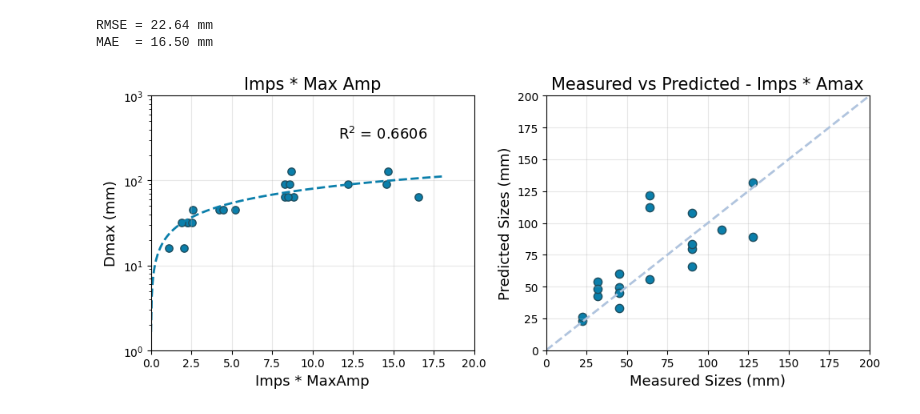
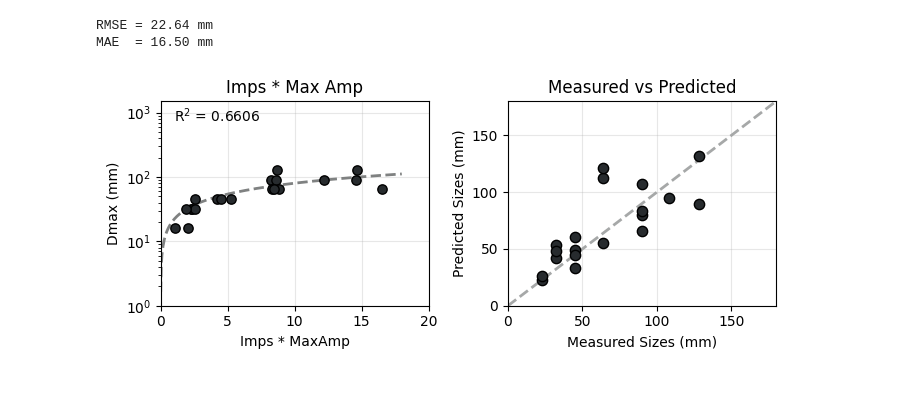
Before and after one commit to nicole-hucke/tauc_plots, a Jupyter notebook: figure2/figure2.ipynb, the cells around one changed output. Drawn from its saved outputs; the diff is of its cells as text; code cells hidden in the pictures; blank space fills up the shorter version.

Commit message:
figure 2 prelim for draft 1

```diff
--- a/figure2/figure2.ipynb
+++ b/figure2/figure2.ipynb
@@ -46,35 +46,36 @@ print(f'MAE  = {mae:.2f} mm')
 RMSE = 22.64 mm
 MAE  = 16.50 mm
 # %%
-fig, axes = plt.subplots(1, 2, figsize=(10, 4.2))
-
+fig, axes = plt.subplots(1, 2, figsize=(7, 3))
+# plot the grid behind the data points
 # calibration curve
 ax = axes[0]
-ax.scatter(cal_impmax, cal_size, s=45, color='#0b7fab', edgecolor='#1f4e5f')
+ax.scatter(cal_impmax, cal_size, s=45, color="#272B2E", edgecolor="#000000", zorder=3)
 x_line = np.linspace(0.01, 18, 400)
 y_line = power_law(x_line, A, b)
-ax.plot(x_line, y_line, linestyle='--', linewidth=2, color='#0b7fab') # fitted curve
+ax.plot(x_line, y_line, linestyle='--', linewidth=2, color="#7f8181") # fitted curve
 ax.set_yscale('log')
 ax.set_xlim(0, 20)
-ax.set_ylim(1, 1000)
-ax.set_xlabel('Imps * MaxAmp', fontsize=13)
-ax.set_ylabel('Dmax (mm)', fontsize=13)
-ax.set_title('Imps * Max Amp', fontsize=15)
+ax.set_ylim(1, 1500)
+ax.set_xlabel('Imps * MaxAmp', fontsize=10)
+ax.set_ylabel('Dmax (mm)', fontsize=10)
+ax.set_title('Imps * Max Amp', fontsize=12)
 ax.grid(True, which='major', alpha=0.3)
-ax.text(0.58, 0.83, rf'R$^2$ = {r2:.4f}', transform=ax.transAxes, fontsize=13)
+ax.text(0.05, 0.9, rf'R$^2$ = {r2:.4f}', transform=ax.transAxes, fontsize=10)
 
 # validation plot
 ax = axes[1]
-ax.scatter(val_size, val_predicted, s=55, color='#0b7fab', edgecolor='#1f4e5f')
-ax.plot([0, 200], [0, 200], linestyle='--', linewidth=2, color='lightsteelblue') # 1:1 line
-ax.set_xlim(0, 200)
-ax.set_ylim(0, 200)
-ax.set_xlabel('Measured Sizes (mm)', fontsize=13)
-ax.set_ylabel('Predicted Sizes (mm)', fontsize=13)
-ax.set_title('Measured vs Predicted - Imps * Amax', fontsize=15)
+ax.scatter(val_size, val_predicted, s=55, color="#272B2E", edgecolor="#000000", zorder=3)
+ax.plot([0, 200], [0, 200], linestyle='--', linewidth=2, color="#a6a8a8") # 1:1 line
+ax.set_xlim(0, 180)
+ax.set_ylim(0, 180)
+ax.set_xlabel('Measured Sizes (mm)', fontsize=10)
+ax.set_ylabel('Predicted Sizes (mm)', fontsize=10)
+ax.set_title('Measured vs Predicted', fontsize=12)
 ax.grid(True, alpha=0.3)
 
 plt.tight_layout()
+plt.savefig('jpm_calibration_validation.png', dpi=400)
 plt.show()
 # %% [output]
-[figure, old version]
+[figure, new version]
```
Also changed, not shown: 3 other files.
